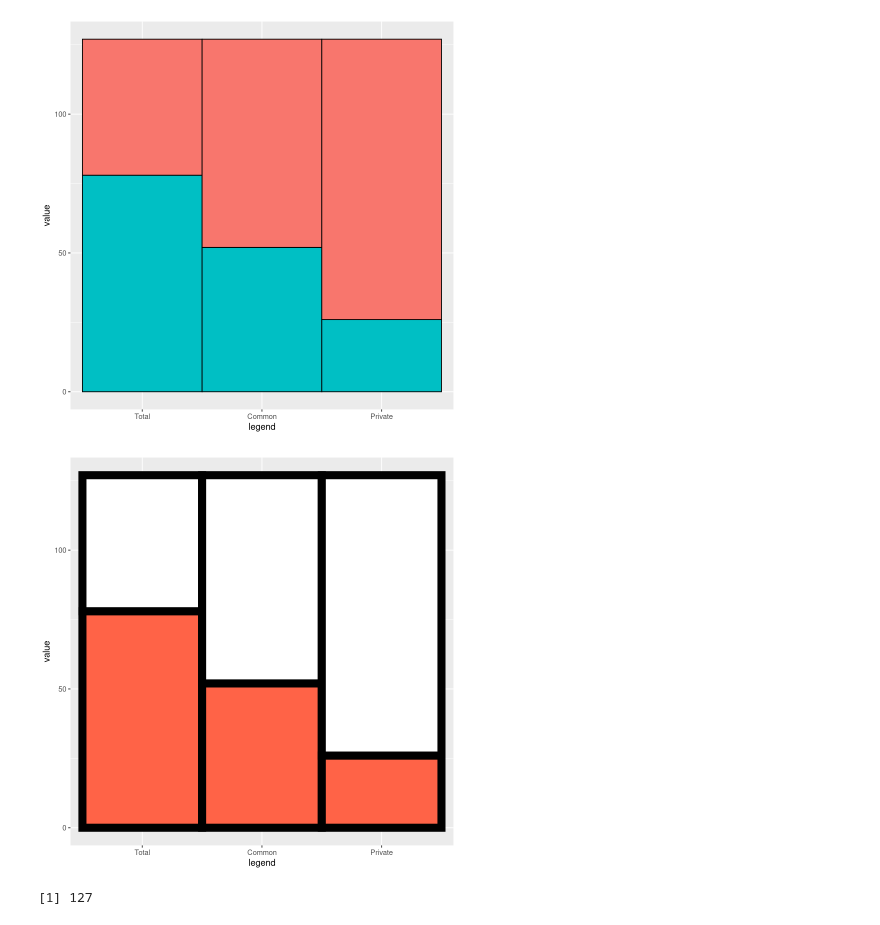
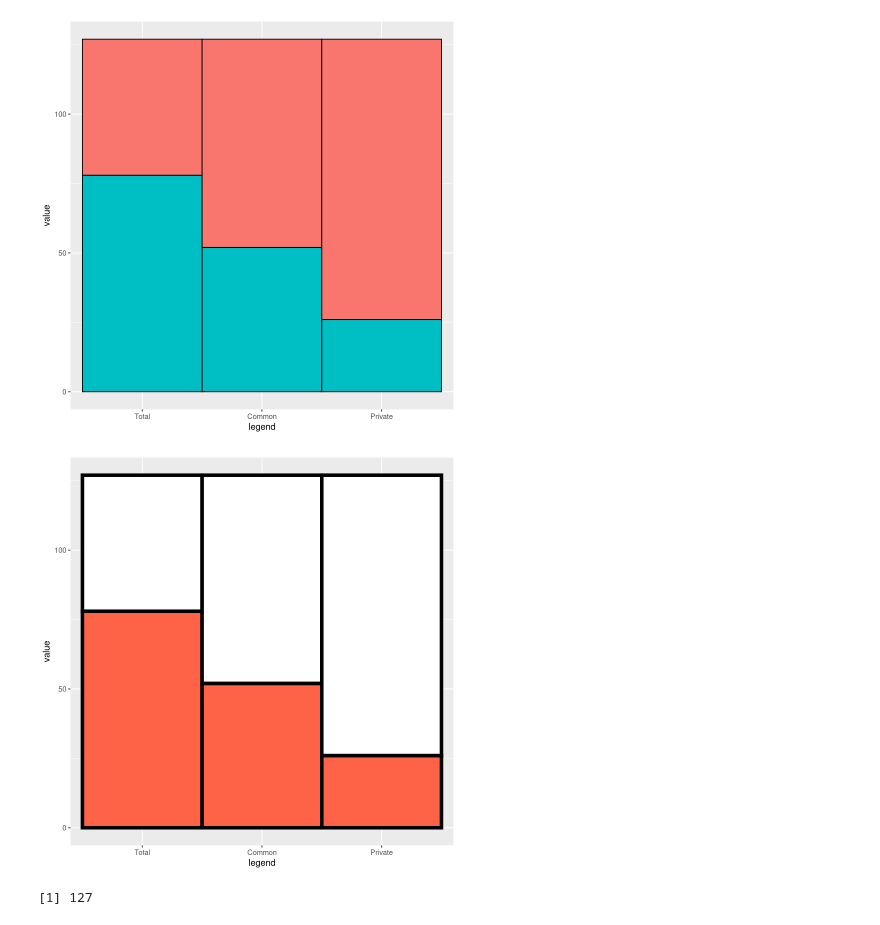
Before and after one commit to bioinfo-hcpa/pynoma, a Jupyter notebook: notebooks/barcharts.ipynb, the cells around one changed output. Cells and saved outputs as stored; diff of their text form; code cells hidden in the pictures.

```diff
--- a/notebooks/barcharts.ipynb
+++ b/notebooks/barcharts.ipynb
@@ -631,10 +631,10 @@ ggplot(bp, aes(x = legend, y = value, fill=factor(fill_to_high, levels=c("toHigh
 [figure]
 # %%
 ggplot(bp, aes(x = legend, y = value, fill=factor(fill_to_high, levels=c("toHigh","Value")))) +
-    geom_bar(stat = "identity", show.legend = FALSE, width=1, color='black', aes(size=0.1)) +
+    geom_bar(stat = "identity", show.legend = FALSE, width=1, color='black', size=2) +
     scale_fill_manual(values = c("white","tomato"))
 # %% [output]
-[figure, old version]
+[figure, new version]
 # %%
 num_unique_vars
 # %% [output]
```
Also changed, not shown: parts of 2 cells of this notebook.
